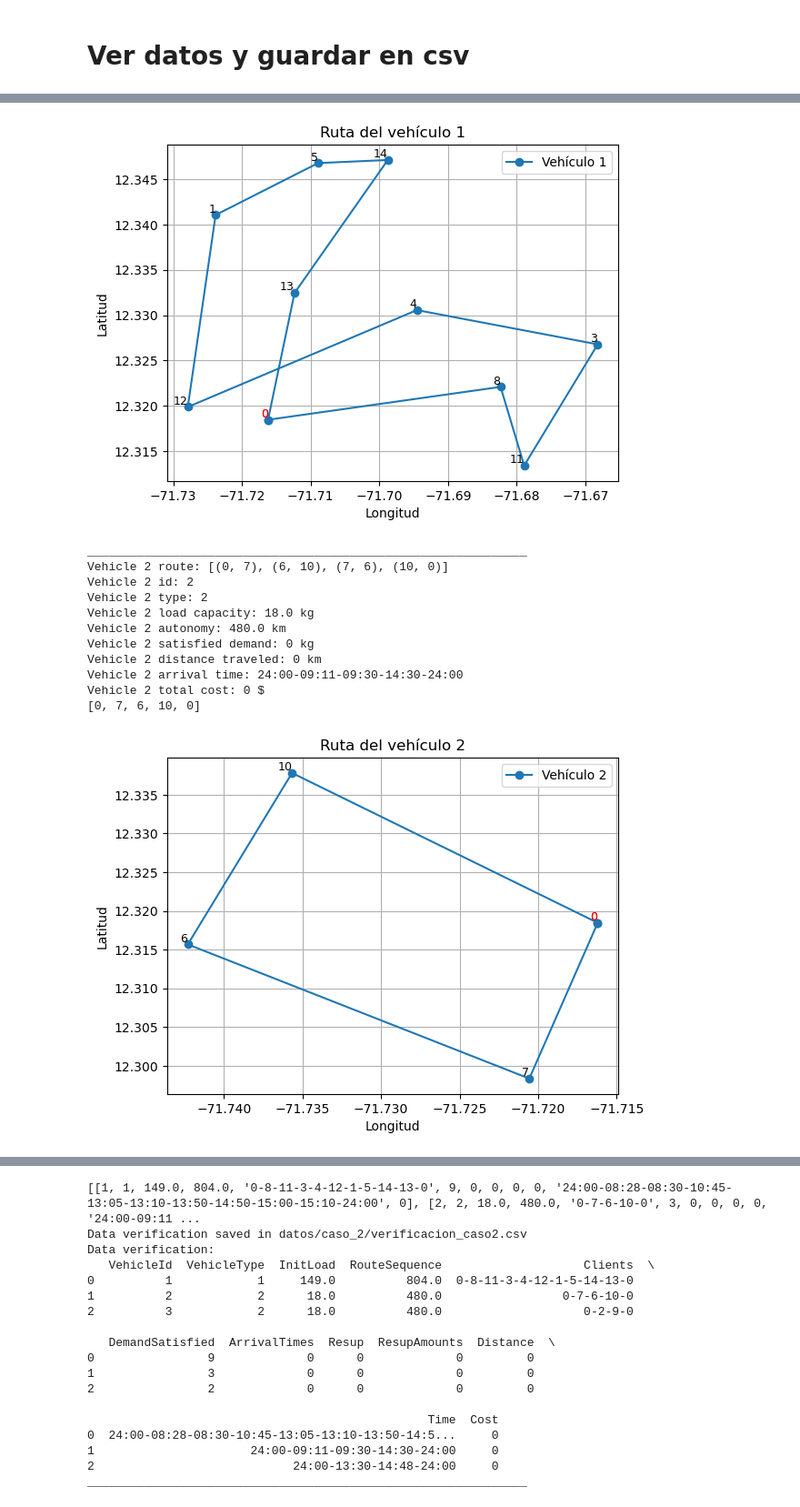
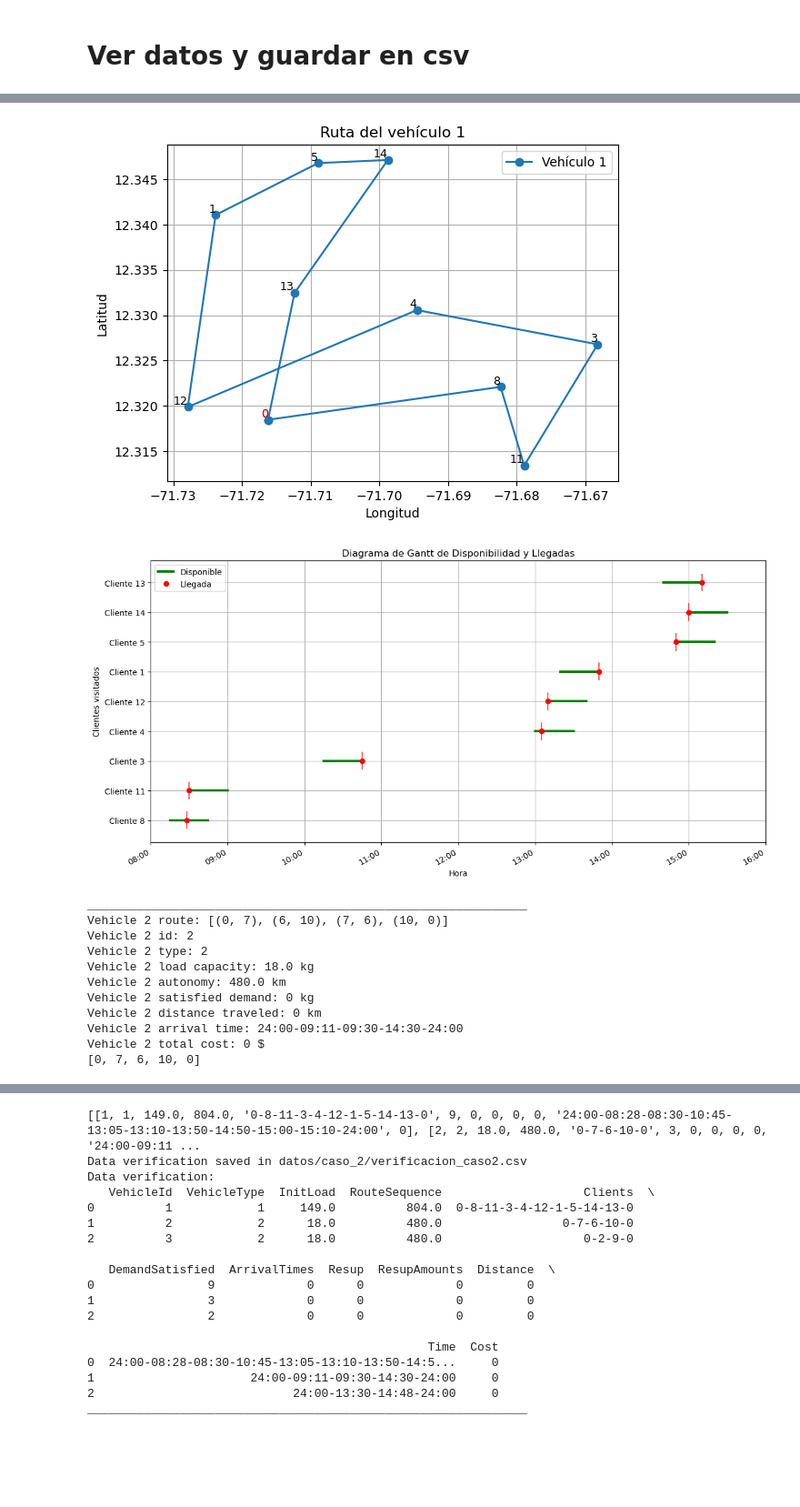
Before and after one commit to juandnn/202510-mos-grupo6-proyecto, a Jupyter notebook: caso2_base.ipynb, the cells around one changed output, grey strips where cells are left out. Shown at 91% size. Saved outputs shown, nothing was run; the diff lists cells and outputs as text; code cells hidden in the pictures; blank space fills up the shorter version.

Commit message:
diagrama de grant logrado

```diff
--- a/caso2_base.ipynb
+++ b/caso2_base.ipynb
@@ -534,37 +588,35 @@ for k in model.V:
 
         lista_datos.append(string_hora)
         print(f"Vehicle {k} arrival time: {string_hora}")
 
         # total costo
 
         total_costo = 0
         for i, j in route:
             total_costo += model.cost[i, j, tipo_vehiculo[k-1]] * model.x[i, j, k].value
 
         print(f"Vehicle {k} total cost: {total_costo} $")
         lista_datos.append(total_costo)
         # agregar lista de datos a data_verificacion
         data_verificacion.append(lista_datos)
         print(ruta_lista)
         graficar_ruta(ruta_lista, k)
-
-
-
-# horas llegadas:
+        graficar_diagrama_gantt(ruta_lista, VT, string_hora)
 # %% [output]
 Routes:
 ______________________________________________________________
 Vehicle 1 route: [(0, 8), (1, 5), (3, 4), (4, 12), (5, 14), (8, 11), (11, 3), (12, 1), (13, 0), (14, 13)]
 Vehicle 1 id: 1
 Vehicle 1 type: 1
 Vehicle 1 load capacity: 149.0 kg
 Vehicle 1 autonomy: 804.0 km
 Vehicle 1 satisfied demand: 0 kg
 Vehicle 1 distance traveled: 0 km
 Vehicle 1 arrival time: 24:00-08:28-08:30-10:45-13:05-13:10-13:50-14:50-15:00-15:10-24:00
 Vehicle 1 total cost: 0 $
 [0, 8, 11, 3, 4, 12, 1, 5, 14, 13, 0]
 [figure]
+[figure, new version]
 ______________________________________________________________
 Vehicle 2 route: [(0, 7), (6, 10), (7, 6), (10, 0)]
 Vehicle 2 id: 2
@@ -576,4 +628,3 @@ Vehicle 2 distance traveled: 0 km
 Vehicle 2 arrival time: 24:00-09:11-09:30-14:30-24:00
 Vehicle 2 total cost: 0 $
 [0, 7, 6, 10, 0]
-[figure, old version]
```
Also changed, not shown: parts of 4 cells of this notebook.
